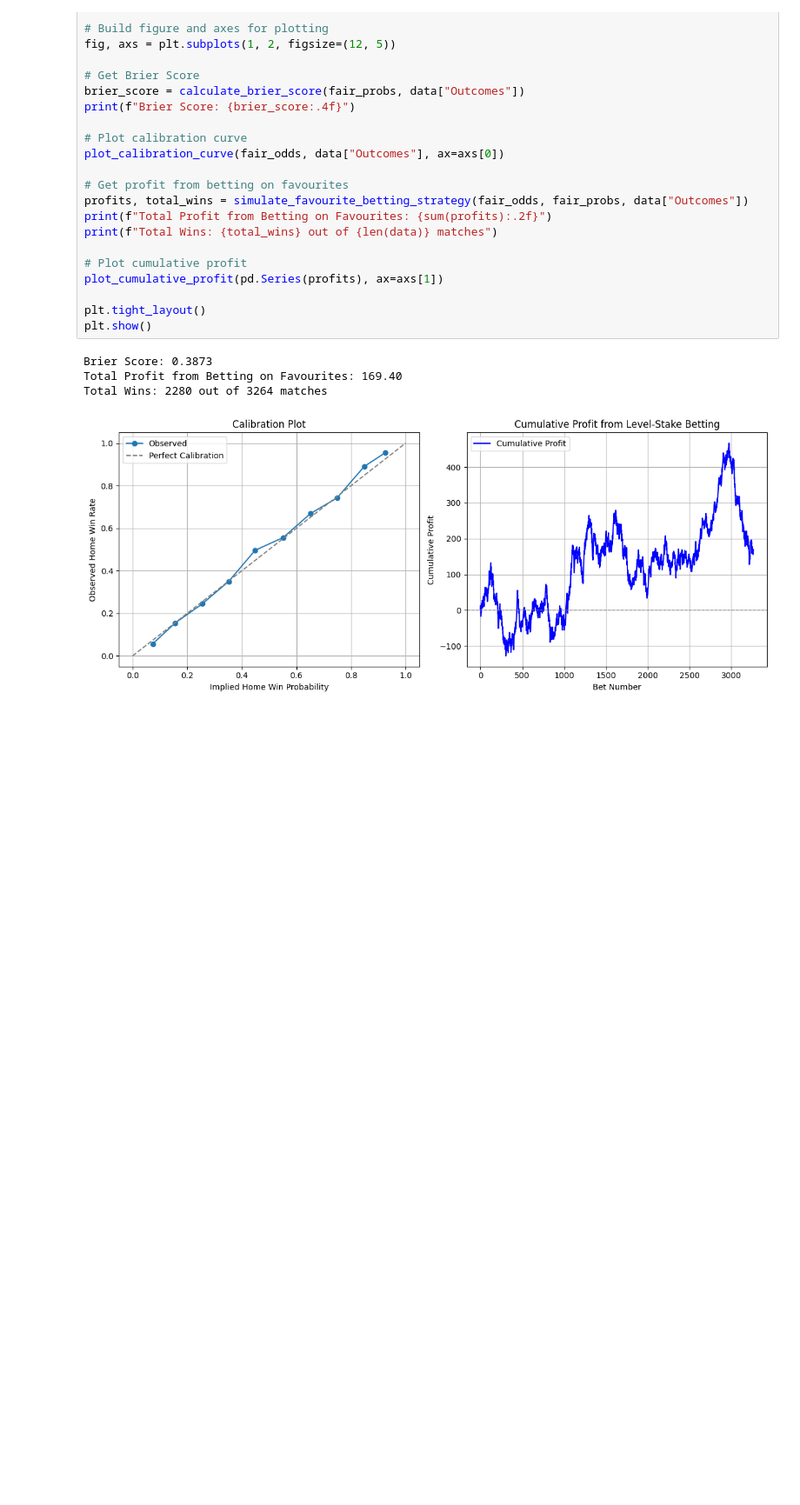
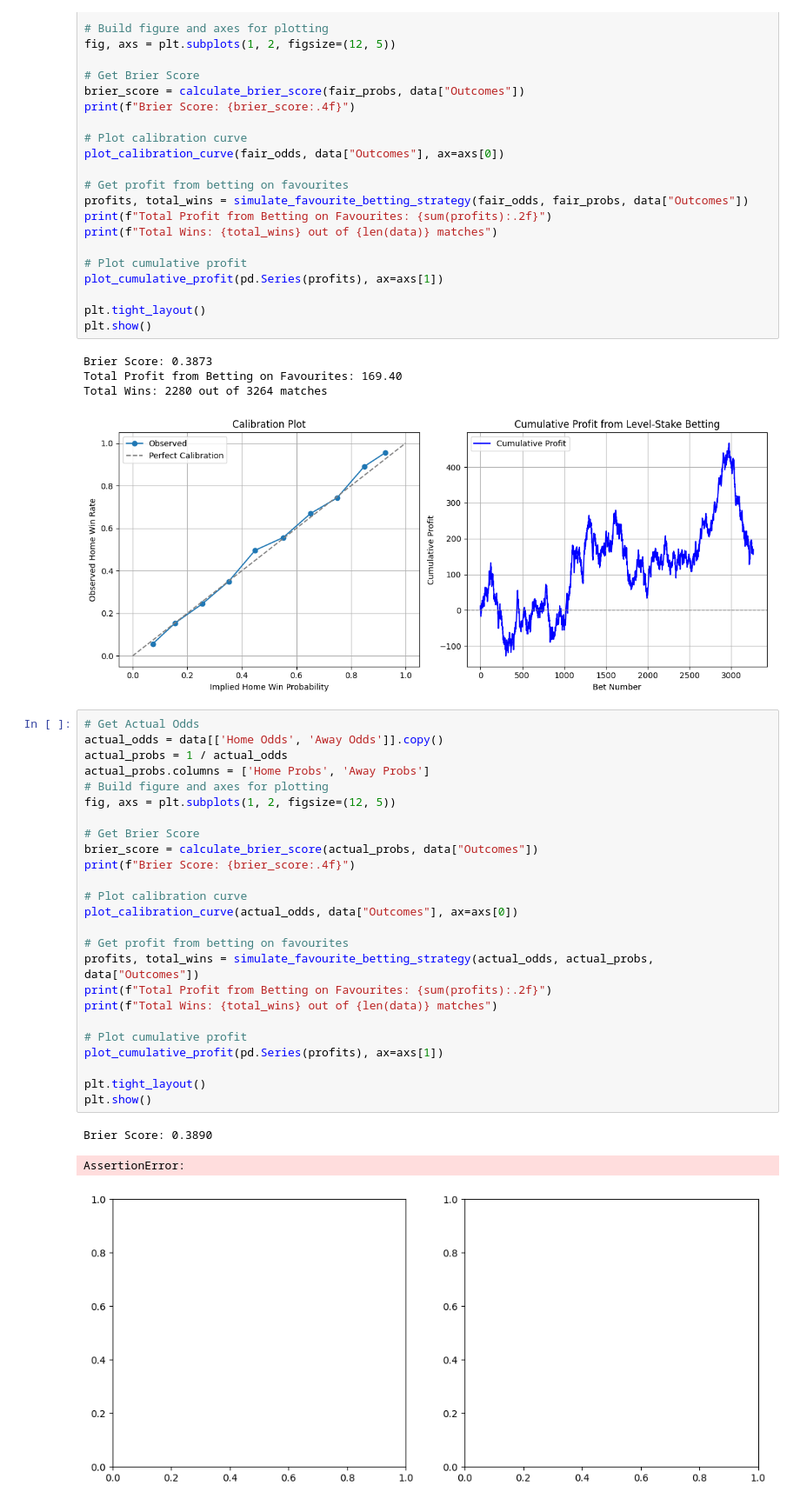
Before and after one commit to priyamDalmia/zion_alpha_test, a Jupyter notebook: analyze.ipynb, the cells around one changed output. Shown: that part at 87% size. Cells and saved outputs as stored; diff of their text form; blank space fills up the shorter version.

```diff
--- a/analyze.ipynb
+++ b/analyze.ipynb
@@ -238,3 +238,32 @@ Brier Score: 0.3873
 Total Profit from Betting on Favourites: 169.40
 Total Wins: 2280 out of 3264 matches
 [figure]
+# %%
+# Get Actual Odds
+actual_odds = data[['Home Odds', 'Away Odds']].copy()
+actual_probs = 1 / actual_odds
+actual_probs.columns = ['Home Probs', 'Away Probs']
+# Build figure and axes for plotting
+fig, axs = plt.subplots(1, 2, figsize=(12, 5))
+
+# Get Brier Score
+brier_score = calculate_brier_score(actual_probs, data["Outcomes"])
+print(f"Brier Score: {brier_score:.4f}")
+
+# Plot calibration curve
+plot_calibration_curve(actual_odds, data["Outcomes"], ax=axs[0])
+
+# Get profit from betting on favourites
+profits, total_wins = simulate_favourite_betting_strategy(actual_odds, actual_probs, data["Outcomes"])
+print(f"Total Profit from Betting on Favourites: {sum(profits):.2f}")
+print(f"Total Wins: {total_wins} out of {len(data)} matches")
+
+# Plot cumulative profit
+plot_cumulative_profit(pd.Series(profits), ax=axs[1])
+
+plt.tight_layout()
+plt.show()
+# %% [output]
+Brier Score: 0.3890
+AssertionError:
+[figure, added]
```
Also changed, not shown: parts of 1 cell of this notebook, 3 other files.
